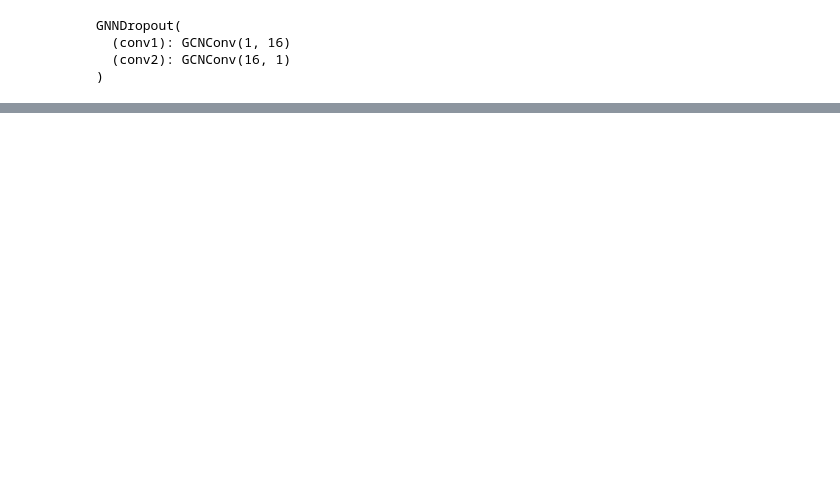
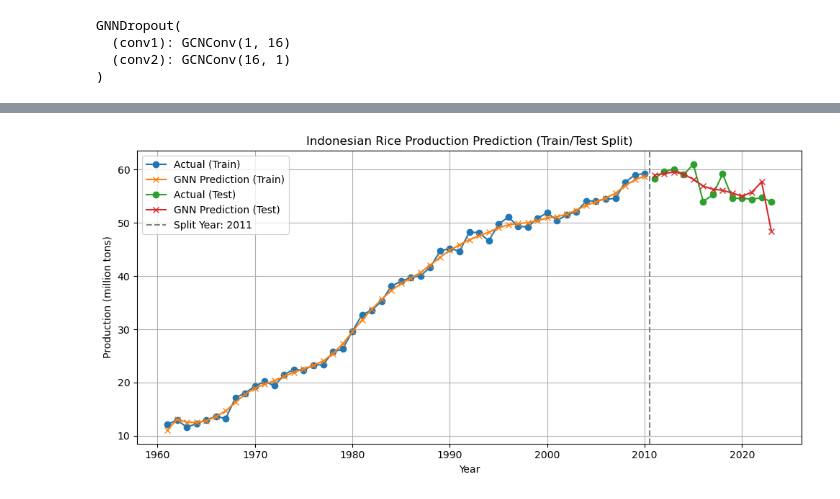
Before and after one commit to Ariful2607/Graph-Machine-Learning, a Jupyter notebook: Yield Prediction.ipynb, the cells around one changed output, grey strips where cells are left out. Saved outputs shown, nothing was run; the diff lists cells and outputs as text; code cells hidden in the pictures; blank space fills up the shorter version.

```diff
--- a/Yield Prediction.ipynb
+++ b/Yield Prediction.ipynb
@@ -340,0 +342,16 @@ plt.show()
+# %%
+plt.figure(figsize=(10, 5))
+plt.plot(years[train_idx], train_actual / 1e6, label='Actual (Train)', marker='o')
+plt.plot(years[train_idx], train_pred / 1e6, label='GNN Prediction (Train)', marker='x')
+plt.plot(years[test_idx], test_actual / 1e6, label='Actual (Test)', marker='o', color='tab:green')
+plt.plot(years[test_idx], test_pred / 1e6, label='GNN Prediction (Test)', marker='x', color='tab:red')
+plt.axvline(split_year - 0.5, color='gray', linestyle='--', label=f'Split Year: {split_year}')
+plt.title('Indonesian Rice Production Prediction (Train/Test Split)')
+plt.xlabel('Year')
+plt.ylabel('Production (million tons)')
+plt.legend()
+plt.grid(True)
+plt.tight_layout()
+plt.show()
+# %% [output]
+[figure, added]
```
Also changed, not shown: parts of 15 cells of this notebook.
